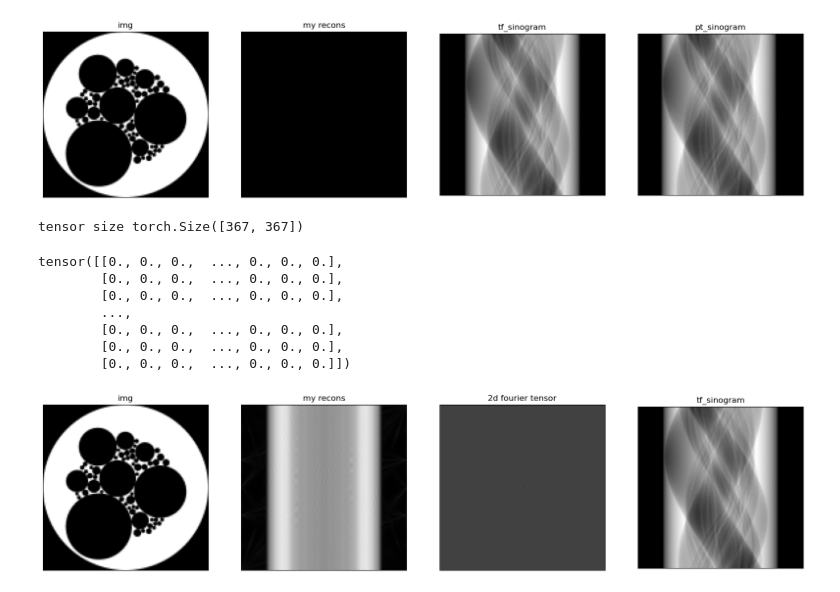
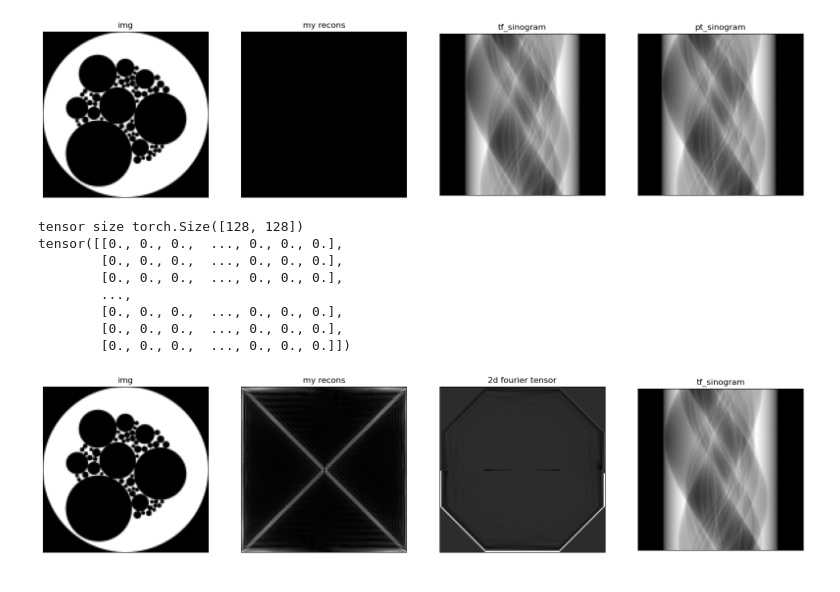
Before and after one commit to gigantocypris/RadonTorch, a Jupyter notebook: inverseRadon/inverse_Radon.ipynb, the cells around one changed output. Cells and saved outputs as stored; diff of their text form; code cells hidden in the pictures.

Commit message:
new fourier in right size

```diff
--- a/inverseRadon/inverse_Radon.ipynb
+++ b/inverseRadon/inverse_Radon.ipynb
@@ -272,10 +272,12 @@ def plot_1D_tensor(tensor):
 def inverse_radon_transform(sinogram):
     img_w, img_h = (128,128)
     sino_w, sino_h = (184,180)
-    fourier_tensor = torch.zeros((sino_w*2-1, sino_w*2-1)).to(device)
+    # todo: crop the sinogram to 180 by 128 so that the 1d ft has 128 that could be map to the 2d ft tensor
+    sinogram = sinogram[:,28:156]
+    fourier_tensor = torch.zeros((128,128)).to(device)
     pi = torch.acos(torch.zeros(1)).item()*2 # define pi as 3.1415927410125732
     print('tensor size', fourier_tensor.shape)
-    assert fourier_tensor.shape == (184*2-1,184*2-1)
+    assert fourier_tensor.shape == (128,128)
     x_axis_idx = fourier_tensor.shape[0]//2
     for i, projection_s in enumerate(sinogram):
         # i is the angle info; in our case 90 to 270
@@ -283,10 +285,11 @@ def inverse_radon_transform(sinogram):
         rad_angle = rad_angle.to(device)
         assert all(sinogram[i,:] == projection_s)
         projection_f = torch.fft.fft(projection_s).to(device)
-        assert projection_f.shape[0] == sino_w
+        #assert projection_f.shape[0] == sino_w
         #plot_1D_tensor(projection_s)
         #plot_1D_tensor(projection_f)
-        zero_fre = torch.tensor(projection_f[0]).reshape([1])
+        '''
+                zero_fre = torch.tensor(projection_f[0]).reshape([1])
         pos_fre = projection_f[1:]
         neg_fre = pos_fre.flip(dims=[0])
         #print(f'pos_fre shape is {pos_fre.shape}')
@@ -294,10 +297,12 @@ def inverse_radon_transform(sinogram):
         #print(f'zero_fre shape is {zero_fre.shape}')
 
         sym_fre = torch.cat((neg_fre,zero_fre,pos_fre))
-        fourier_tensor[x_axis_idx] = fourier_tensor[x_axis_idx]+sym_fre
+        '''
+
+        fourier_tensor[x_axis_idx] = fourier_tensor[x_axis_idx]+projection_f
         #print(f'sym fre is {sym_fre}')
         #print(f'neg fre is {neg_fre}')
-        fourier_tensor = F.rotate(fourier_tensor.unsqueeze(0), 1).reshape(184*2-1,184*2-1)
+        fourier_tensor = F.rotate(fourier_tensor.unsqueeze(0), 1).reshape(128,128)
         '''
         for j, frequency in enumerate(projection_f):
             # not sure if the math is correct for the bottom three lines of code
@@ -331,39 +336,39 @@ def inverse_radon_transform(sinogram):
     y = torch.arange(0, fourier_tensor.shape[1]).to(device)
     xx, yy = torch.meshgrid(x - fourier_tensor.shape[0] // 2, y - fourier_tensor.shape[1] // 2)
     distances = torch.sqrt(xx**2 + yy**2).to(device)
 
     # Create the high pass filter mask
     # For a linear ramp filter (high pass), the value at each point is proportional to its distance to the center
     filter_mask = distances
 
     # Shift the filter mask to align with the Fourier space
     # The DC component is at the corners in PyTorch's FFT output
     filter_mask = torch.fft.fftshift(filter_mask).to(device)
 
     # Apply the filter mask to the Fourier space
     #filtered_fourier_space = fourier_tensor * filter_mask
 
     # Now you can perform the inverse FFT to get the filtered image
     #filtered_image = torch.fft.ifft2(filtered_fourier_space).to(device)
     '''
 
     # object image from fourier domain to space domain
     filtered_image = torch.fft.ifft2(fourier_tensor).to(device)
     # The result is complex, take the absolute value to get the magnitude
     recon = torch.abs(filtered_image)
     #print(recon)
     plot_3_images(image,tf_sinogram,fourier_tensor,recon,'img','tf_sinogram','2d fourier tensor','my recons')
     return recon
 
 #print(tf_sinogram[0,:])
 recon = inverse_radon_transform(tf_sinogram)
 # %% [output]
-tensor size torch.Size([367, 367])
+tensor size torch.Size([128, 128])
+tensor([[0., 0., 0.,  ..., 0., 0., 0.],
+        [0., 0., 0.,  ..., 0., 0., 0.],
+        [0., 0., 0.,  ..., 0., 0., 0.],
+        ...,
+        [0., 0., 0.,  ..., 0., 0., 0.],
+        [0., 0., 0.,  ..., 0., 0., 0.],
+        [0., 0., 0.,  ..., 0., 0., 0.]])
-tensor([[0., 0., 0.,  ..., 0., 0., 0.],
-        [0., 0., 0.,  ..., 0., 0., 0.],
-        [0., 0., 0.,  ..., 0., 0., 0.],
-        ...,
-        [0., 0., 0.,  ..., 0., 0., 0.],
-        [0., 0., 0.,  ..., 0., 0., 0.],
-        [0., 0., 0.,  ..., 0., 0., 0.]])
-[figure, old version]
+[figure, new version]
```
Also changed, not shown: parts of 1 cell of this notebook.
